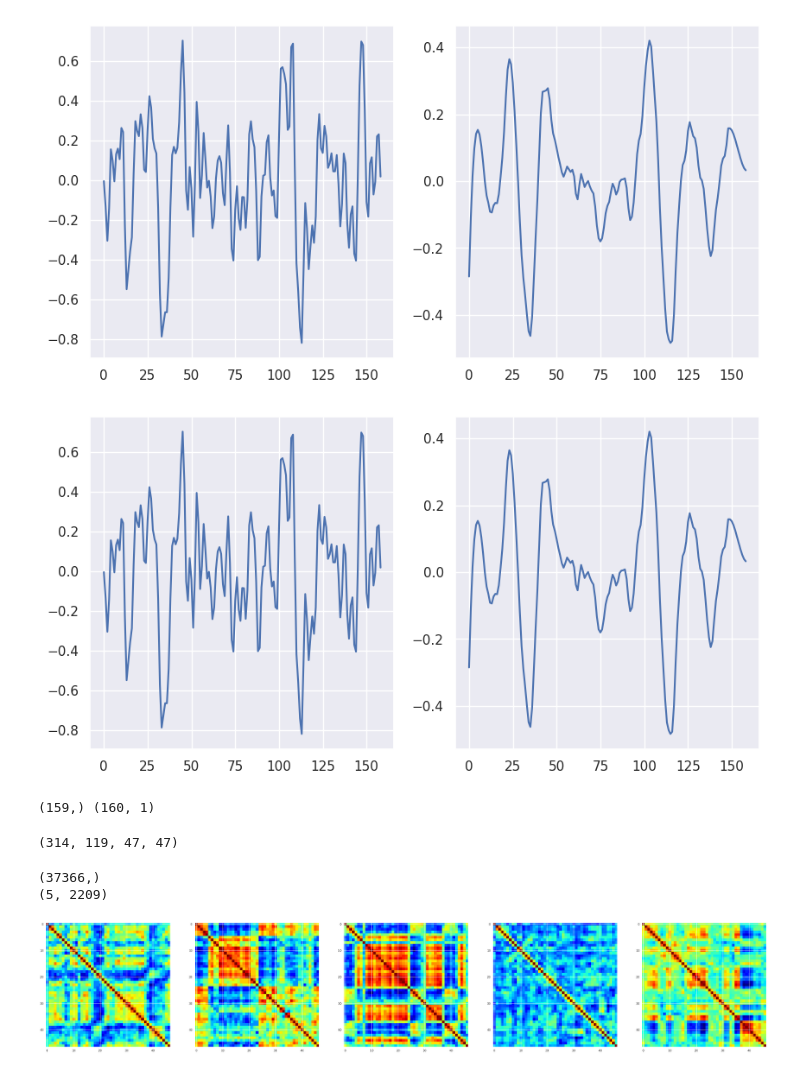
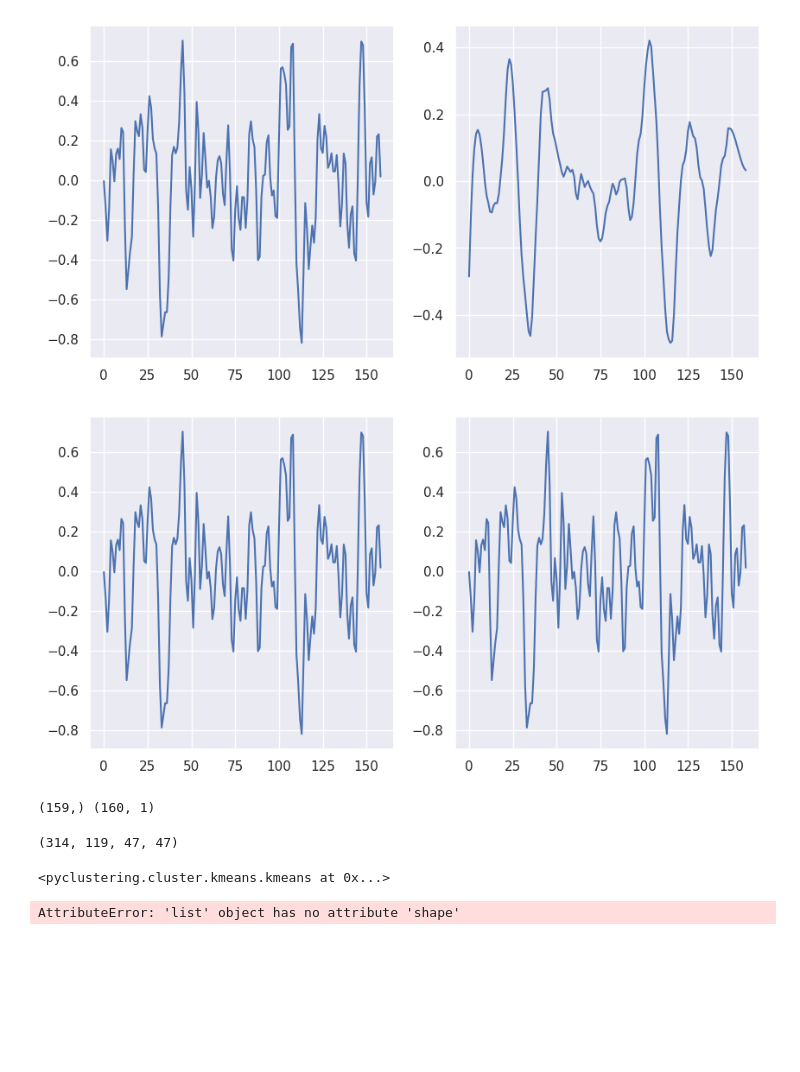
Before and after one commit to trendscenter/pydfnc, a Jupyter notebook: compute_dfnc.ipynb, the cells around one changed output. Cells and saved outputs as stored; diff of their text form; code cells hidden in the pictures; blank space fills up the shorter version.

```diff
--- a/compute_dfnc.ipynb
+++ b/compute_dfnc.ipynb
@@ -30,12 +32,16 @@ plot_vs(X, X_savgol)
 # %% [output]
 [figure]
 # %%
-Wn=.6
+TR = 2
+NyqF = (1/TR) / 2
+HFcutoff = 0.15
+Wn = (HFcutoff / NyqF)
+
 bfilter, afilter = ssi.butter(5, Wn)
-X_filter = ssi.filtfilt(bfilter, afilter, X_savgol)
+X_filter = ssi.filtfilt(bfilter, afilter, X)
 plot_vs(X, X_filter)
 # %% [output]
-[figure, old version]
+[figure, new version]
 # %%
 X_to_use = X_filter
 wsize=40
@@ -76,6 +82,7 @@ instanceKm = kmeans(X_for_cluster, initial_centers=initial_centers, metric=dista
 instanceKm.process()
 # %% [output]
 (314, 119, 47, 47)
+<pyclustering.cluster.kmeans.kmeans at 0x...>
 # %%
 labels = instanceKm.get_clusters()
 centers = instanceKm.get_centers()
@@ -87,6 +94,4 @@ for ii in range(5):
     ax[ii].imshow(kC, cmap="jet")
 plt.show()
 # %% [output]
-(37366,)
-(5, 2209)
+AttributeError: 'list' object has no attribute 'shape'
-[figure, removed]
```
Also changed, not shown: parts of 1 cell of this notebook, 3 other files.
